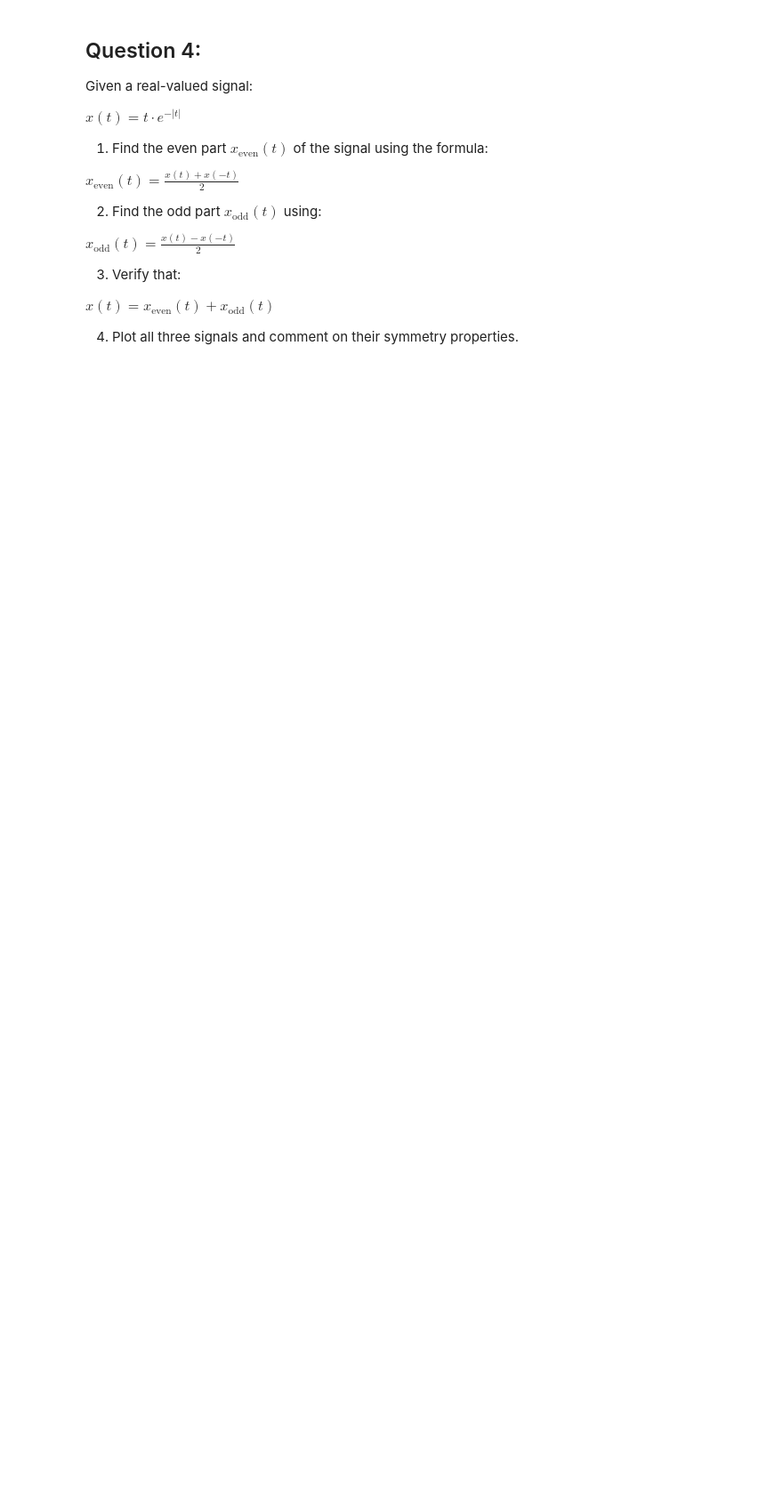
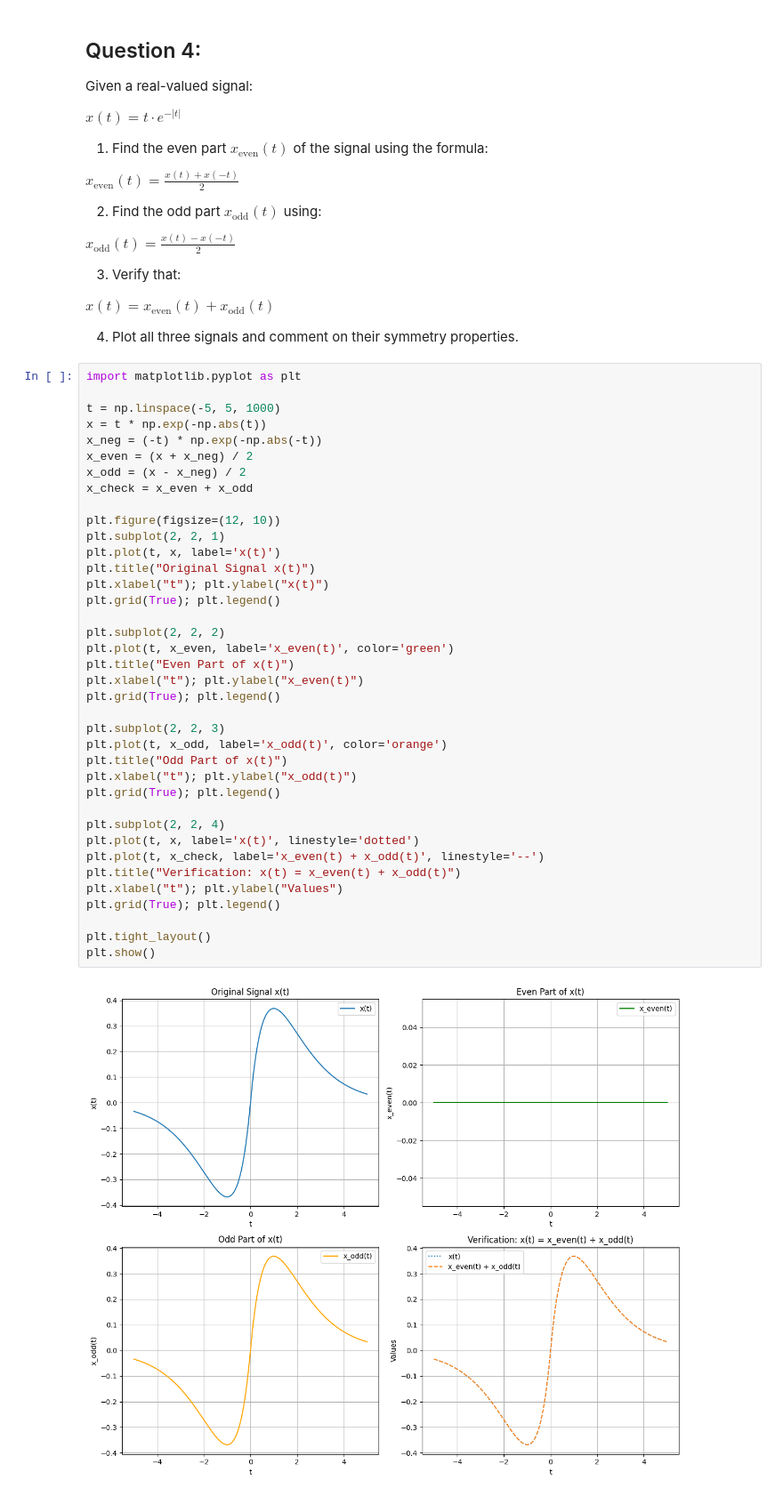
Before and after one commit to GOW1455/Freq_Mix_Demix, a Jupyter notebook: EE200_TSandhan_Tutorial_2.ipynb, the cells around one changed output. Shown at 89% size. Drawn from its saved outputs; the diff is of its cells as text; blank space fills up the shorter version.

```diff
--- a/EE200_TSandhan_Tutorial_2.ipynb
+++ b/EE200_TSandhan_Tutorial_2.ipynb
@@ -410,3 +491,43 @@ x(t) = x_{\text{even}}(t) + x_{\text{odd}}(t)
 $
 
 4. Plot all three signals and comment on their symmetry properties.
+# %%
+import matplotlib.pyplot as plt
+
+t = np.linspace(-5, 5, 1000)
+x = t * np.exp(-np.abs(t))
+x_neg = (-t) * np.exp(-np.abs(-t))
+x_even = (x + x_neg) / 2
+x_odd = (x - x_neg) / 2
+x_check = x_even + x_odd
+
+plt.figure(figsize=(12, 10))
+plt.subplot(2, 2, 1)
+plt.plot(t, x, label='x(t)')
+plt.title("Original Signal x(t)")
+plt.xlabel("t"); plt.ylabel("x(t)")
+plt.grid(True); plt.legend()
+
+plt.subplot(2, 2, 2)
+plt.plot(t, x_even, label='x_even(t)', color='green')
+plt.title("Even Part of x(t)")
+plt.xlabel("t"); plt.ylabel("x_even(t)")
+plt.grid(True); plt.legend()
+
+plt.subplot(2, 2, 3)
+plt.plot(t, x_odd, label='x_odd(t)', color='orange')
+plt.title("Odd Part of x(t)")
+plt.xlabel("t"); plt.ylabel("x_odd(t)")
+plt.grid(True); plt.legend()
+
+plt.subplot(2, 2, 4)
+plt.plot(t, x, label='x(t)', linestyle='dotted')
+plt.plot(t, x_check, label='x_even(t) + x_odd(t)', linestyle='--')
+plt.title("Verification: x(t) = x_even(t) + x_odd(t)")
+plt.xlabel("t"); plt.ylabel("Values")
+plt.grid(True); plt.legend()
+
+plt.tight_layout()
+plt.show()
+# %% [output]
+[figure, added]
```
Also changed, not shown: parts of 5 cells of this notebook.
